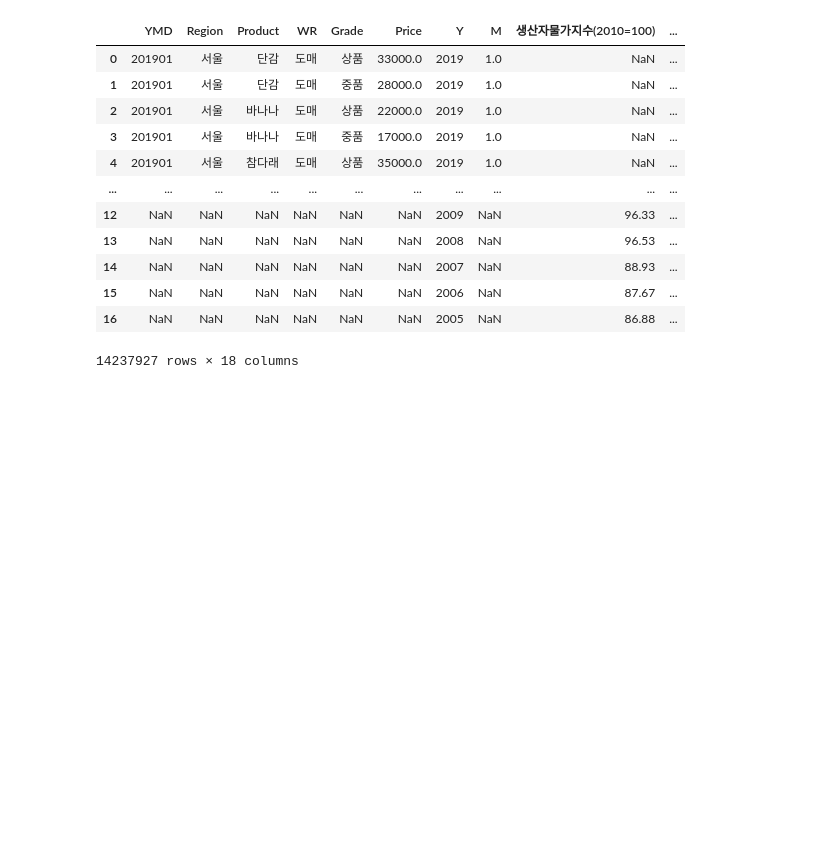
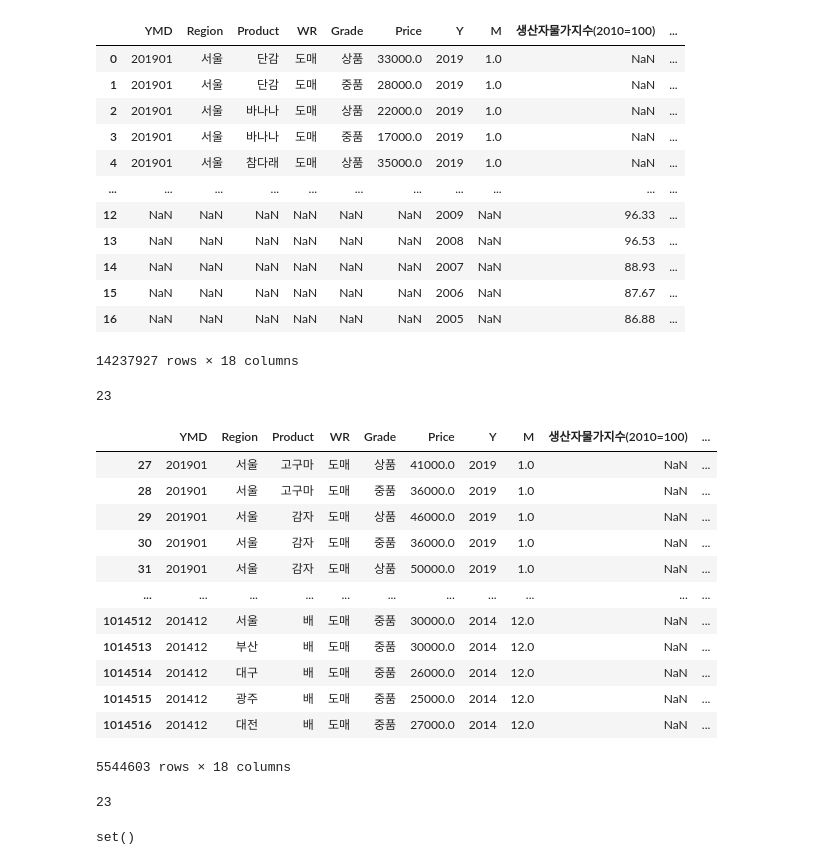
Before and after one commit to mols3131d/Agricultural-Products-Price-Prediction-, a Jupyter notebook: Data Collection/AgriMarket.ipynb, the cells around one changed output. Cells and saved outputs as stored; diff of their text form; code cells hidden in the pictures; blank space fills up the shorter version.

```diff
--- a/Data Collection/AgriMarket.ipynb
+++ b/Data Collection/AgriMarket.ipynb
@@ -100,6 +100,8 @@ df['M'] = df['YMD'].map(lambda x:x[4:]).astype('int8')
 # 20년 데이터만 있는 품목 제외
 
 df = df[~df['Product'].isin(['즉석밥', '두부', '김치', '고추장', '된장', '간장', '맛김(조미김)', '콩나물'])]
+# %%
+df.loc[df["Product"]=="피마늘", "Product"] = "마늘"
 # %%
 # Wholesale : 도매
 df_w = df[df['WR']=='도매']
@@ -189,7 +187,8 @@ display(df_mei.head(df_mei.shape[0]))
 # %%
 df_mei = df_mei.rename(columns={"연도" : "Y"})
 # %%
-pd.concat([df, df_mei], axis=0)
+df_market = pd.concat([df, df_mei], axis=0)
+df_market
 # %% [output]
 |  | YMD | Region | Product | WR | Grade | Price | Y | M | 생산자물가지수(2010=100) | ... |
 | 0 | 201901 | 서울 | 단감 | 도매 | 상품 | 33000.0 | 2019 | 1.0 | NaN | ... |
@@ -204,3 +203,58 @@ pd.concat([df, df_mei], axis=0)
 | 15 | NaN | NaN | NaN | NaN | NaN | NaN | 2006 | NaN | 87.67 | ... |
 | 16 | NaN | NaN | NaN | NaN | NaN | NaN | 2005 | NaN | 86.88 | ... |
 14237927 rows × 18 columns
+# %%
+crop_list = [
+    "호박",
+    "고구마",
+    "양파",
+    "무",
+    "배",
+    "배추",
+    "마늘",
+    "양배추",
+    "시금치",
+    "콩",
+    "땅콩",
+    "풋고추",
+    "오이",
+    "깻잎",
+    "생강",
+    "사과",
+    "포도",
+    "당근",
+    "복숭아",
+    "미나리",
+    "감자",
+    "열무",
+    "쌀",
+]
+
+len(crop_list)
+# %% [output]
+23
+# %%
+df_market = df_market[df_market["Product"].isin(crop_list)]
+df_market
+# %% [output]
+|  | YMD | Region | Product | WR | Grade | Price | Y | M | 생산자물가지수(2010=100) | ... |
+| 27 | 201901 | 서울 | 고구마 | 도매 | 상품 | 41000.0 | 2019 | 1.0 | NaN | ... |
+| 28 | 201901 | 서울 | 고구마 | 도매 | 중품 | 36000.0 | 2019 | 1.0 | NaN | ... |
+| 29 | 201901 | 서울 | 감자 | 도매 | 상품 | 46000.0 | 2019 | 1.0 | NaN | ... |
+| 30 | 201901 | 서울 | 감자 | 도매 | 중품 | 36000.0 | 2019 | 1.0 | NaN | ... |
+| 31 | 201901 | 서울 | 감자 | 도매 | 상품 | 50000.0 | 2019 | 1.0 | NaN | ... |
+| ... | ... | ... | ... | ... | ... | ... | ... | ... | ... | ... |
+| 1014512 | 201412 | 서울 | 배 | 도매 | 중품 | 30000.0 | 2014 | 12.0 | NaN | ... |
+| 1014513 | 201412 | 부산 | 배 | 도매 | 중품 | 30000.0 | 2014 | 12.0 | NaN | ... |
+| 1014514 | 201412 | 대구 | 배 | 도매 | 중품 | 26000.0 | 2014 | 12.0 | NaN | ... |
+| 1014515 | 201412 | 광주 | 배 | 도매 | 중품 | 25000.0 | 2014 | 12.0 | NaN | ... |
+| 1014516 | 201412 | 대전 | 배 | 도매 | 중품 | 27000.0 | 2014 | 12.0 | NaN | ... |
+5544603 rows × 18 columns
+# %%
+df_market["Product"].nunique()
+# %% [output]
+23
+# %%
+set(crop_list) - set(df_market["Product"])
+# %% [output]
+set()
```
Also changed, not shown: parts of 3 cells of this notebook.
